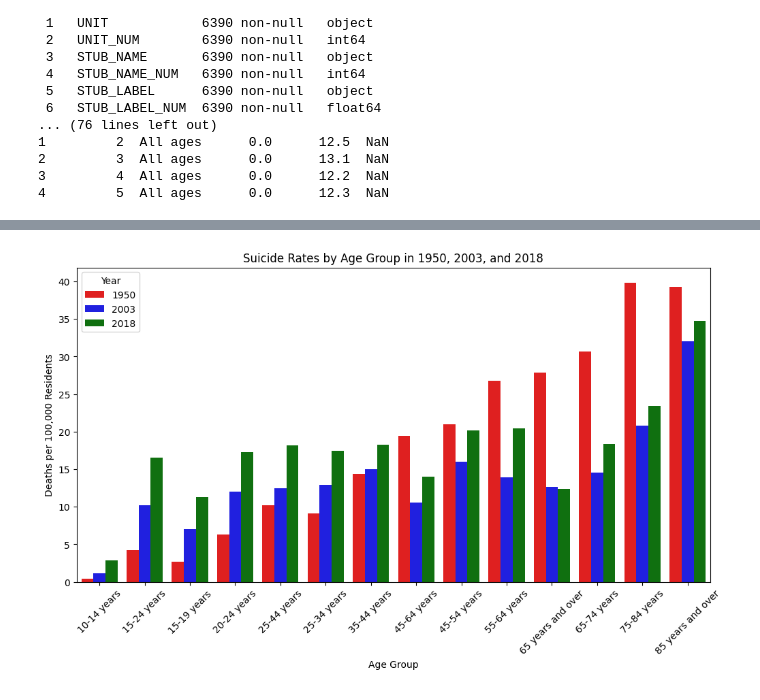
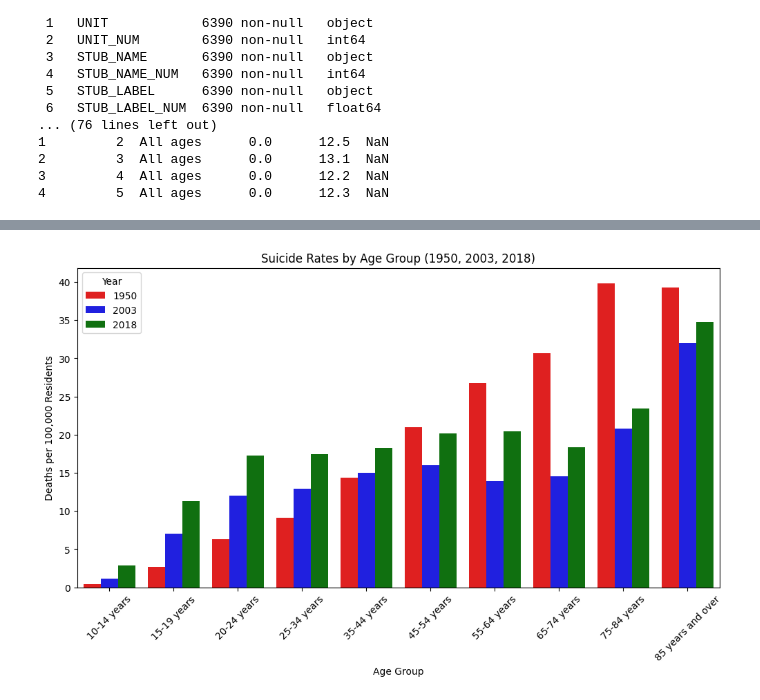
Before and after one commit to ssowers2/datafun-06-eda, a Jupyter notebook: sowers_eda.ipynb, the cells around one changed output, grey strips where cells are left out. Cells and saved outputs as stored; diff of their text form; code cells hidden in the pictures.

Commit message:
Added visualizations to notebook and tested

```diff
--- a/sowers_eda.ipynb
+++ b/sowers_eda.ipynb
@@ -51,0 +76,8 @@ Suicide Rate Trends Over Time: Highlighting Peak & Lowest Suicide Rates
+# %%
+import pandas as pd
+
+# Load the dataset
+df = pd.read_csv('data/suicide_data.csv')
+
+# Display first 5 rows
+df.head()
@@ -51,0 +91,6 @@ Suicide Rate Trends Over Time: Highlighting Peak & Lowest Suicide Rates
+# %%
+# Rename a column (example: changing 'old_column_name' to 'new_column_name')
+df.rename(columns={'STUB_LABEL': 'GENDER_RACE'}, inplace=True)
+
+# Check column names
+df.head()
@@ -92,27 +174,32 @@ Suicide Rate Trends By Age Group: Highlighting Peak & Lowest Suicide Rates
 # %%
 import matplotlib.pyplot as plt
 import seaborn as sns
 
-# Filter dataset for only 1950, 2003, and 2018, excluding "All ages"
-df_filtered = df[(df['YEAR'].isin([1950, 2003, 2018])) & (df['AGE'] != 'All ages')]
+# Define set of age groups
+valid_age_groups = ['10-14 years', '15-19 years', '20-24 years', '25-34 years', '35-44 years', '45-54 years', '55-64 years', '65-74 years', '75-84 years', '85 years and over']
 
-# Define custom colors matching previous chart (Red for peak, Blue for lowest, Green for 2018 uptick)
+# Filter dataset for just 1950, 2003, and 2018
+df_filtered = df[(df['YEAR'].isin([1950, 2003, 2018])) & (df['AGE'].isin(valid_age_groups))]
+
+# Define bar colors
 custom_palette = {1950: 'red', 2003: 'blue', 2018: 'green'}
 
-# Create the bar chart
+# Create bar chart
 plt.figure(figsize=(12, 6))
 sns.barplot(data=df_filtered, x='AGE', y='ESTIMATE', hue='YEAR', palette=custom_palette, errorbar=None)
 
-# Rotate x-axis labels for readability
+# Rotate x-axis labels for easier viewing
 plt.xticks(rotation=45)
 
 # Titles and labels
-plt.title('Suicide Rates by Age Group in 1950, 2003, and 2018')
+plt.title('Suicide Rates by Age Group (1950, 2003, 2018)')
 plt.xlabel('Age Group')
 plt.ylabel('Deaths per 100,000 Residents')
 plt.legend(title='Year')
 
 # Show the plot
 plt.show()
+
+# print(df['AGE'].unique())
 # %% [output]
-[figure, old version]
+[figure, new version]
```
Also changed, not shown: parts of 21 cells of this notebook, 8 other files.
